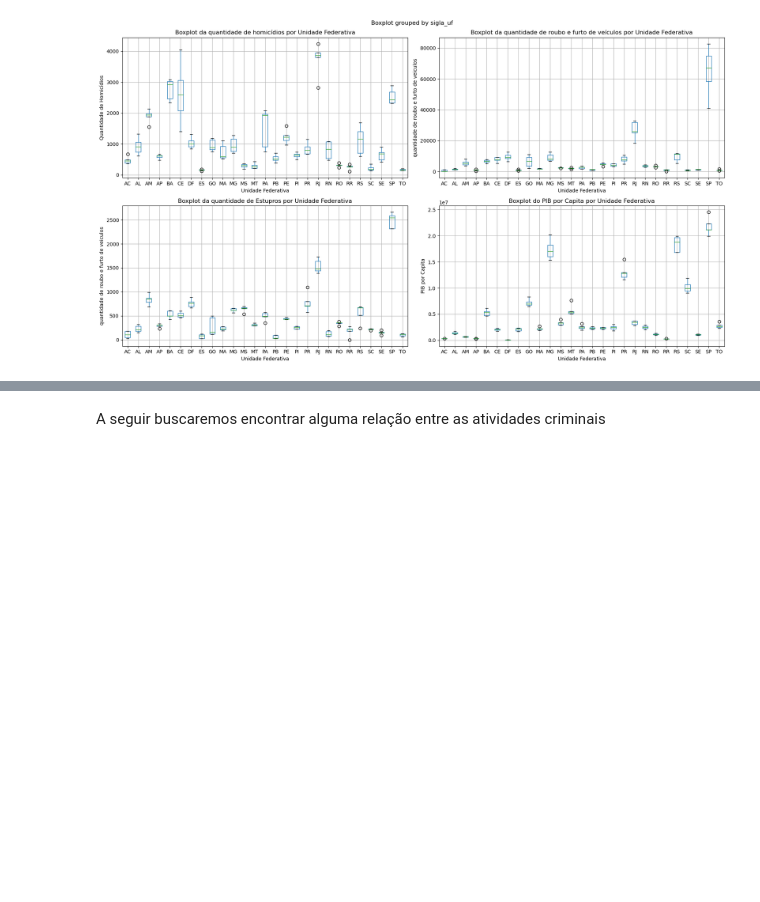
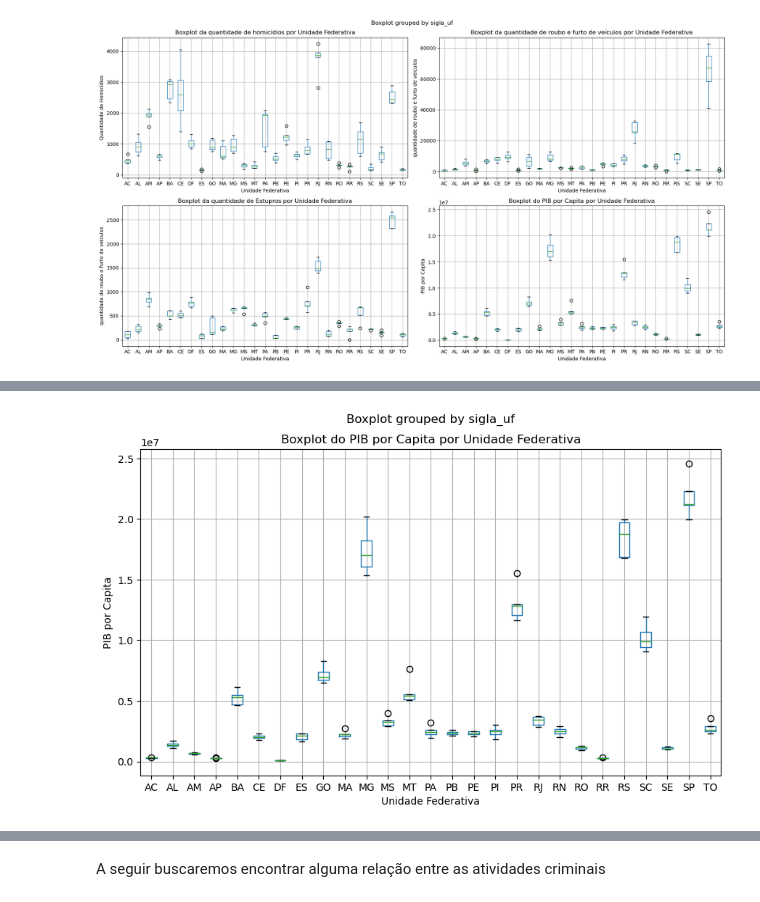
Before and after one commit to Iamiran1/Projeto-2---Ci-ncia-de-Dados, a Jupyter notebook: P2.ipynb, the cells around one changed output, grey strips where cells are left out. Cells and saved outputs as stored; diff of their text form; code cells hidden in the pictures; blank space fills up the shorter version.

```diff
--- a/P2.ipynb
+++ b/P2.ipynb
@@ -325,0 +317,14 @@ plt.show()
+# %%
+# Criar uma figura com um subplot para o quarto gráfico
+fig, ax = plt.subplots(figsize=(10, 6))
+
+# Boxplot do PIB por Capita por UF
+dados_PIB_filtrado.boxplot('PIB_por_Cap', 'sigla_uf', ax=ax)
+ax.set_title('Boxplot do PIB por Capita por Unidade Federativa')
+ax.set_xlabel('Unidade Federativa')
+ax.set_ylabel('PIB por Capita')
+
+# Exibir o quarto gráfico
+plt.show()
+# %% [output]
+[figure, added]
```
Also changed, not shown: parts of 6 cells of this notebook.
